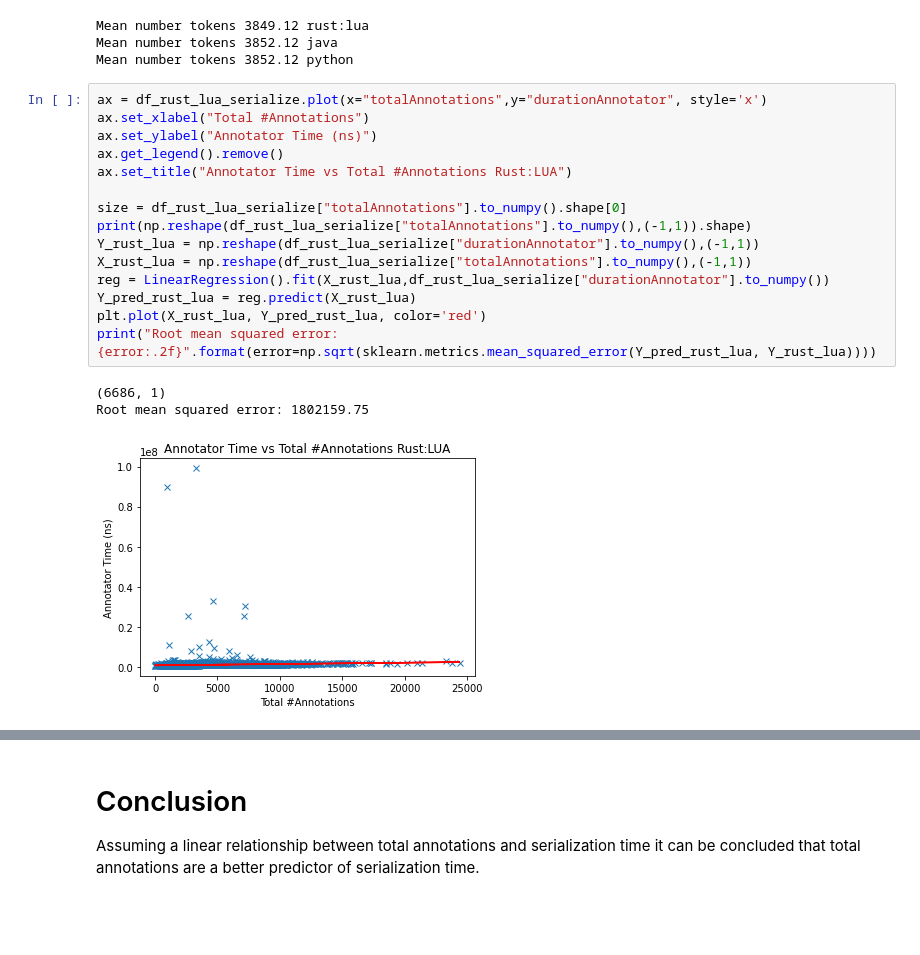
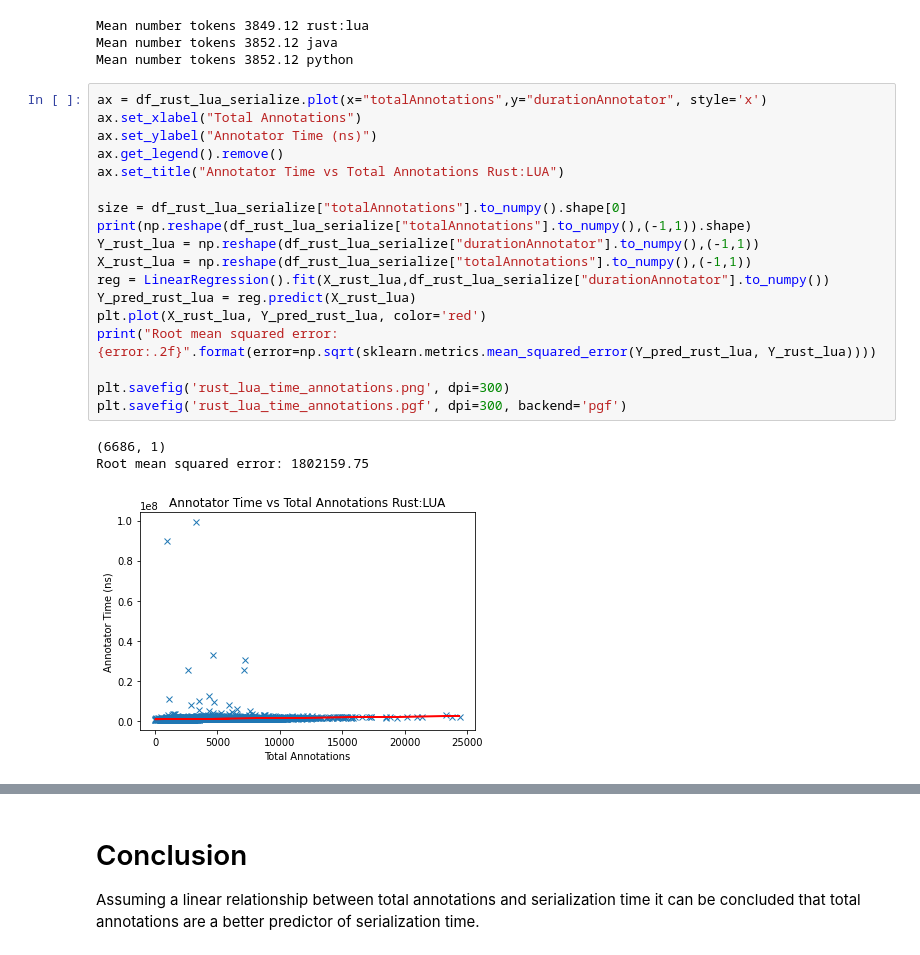
Before and after one commit to texttechnologylab/DockerUnifiedUIMAInterface, a Jupyter notebook: benchmark_containers/analysis.ipynb, the cells around one changed output, grey strips where cells are left out. Cells and saved outputs as stored; diff of their text form; blank space fills up the shorter version.

```diff
--- a/benchmark_containers/analysis.ipynb
+++ b/benchmark_containers/analysis.ipynb
@@ -251,22 +265,25 @@ Mean number tokens 3852.12 java
 Mean number tokens 3852.12 python
 # %%
 ax = df_rust_lua_serialize.plot(x="totalAnnotations",y="durationAnnotator", style='x')
-ax.set_xlabel("Total #Annotations")
+ax.set_xlabel("Total Annotations")
 ax.set_ylabel("Annotator Time (ns)")
 ax.get_legend().remove()
-ax.set_title("Annotator Time vs Total #Annotations Rust:LUA")
+ax.set_title("Annotator Time vs Total Annotations Rust:LUA")
 
 size = df_rust_lua_serialize["totalAnnotations"].to_numpy().shape[0]
 print(np.reshape(df_rust_lua_serialize["totalAnnotations"].to_numpy(),(-1,1)).shape)
 Y_rust_lua = np.reshape(df_rust_lua_serialize["durationAnnotator"].to_numpy(),(-1,1))
 X_rust_lua = np.reshape(df_rust_lua_serialize["totalAnnotations"].to_numpy(),(-1,1))
 reg = LinearRegression().fit(X_rust_lua,df_rust_lua_serialize["durationAnnotator"].to_numpy())
 Y_pred_rust_lua = reg.predict(X_rust_lua)
 plt.plot(X_rust_lua, Y_pred_rust_lua, color='red')
 print("Root mean squared error: {error:.2f}".format(error=np.sqrt(sklearn.metrics.mean_squared_error(Y_pred_rust_lua, Y_rust_lua))))
+
+plt.savefig('rust_lua_time_annotations.png', dpi=300)
+plt.savefig('rust_lua_time_annotations.pgf', dpi=300, backend='pgf')
 # %% [output]
 (6686, 1)
 Root mean squared error: 1802159.75
-[figure, old version]
+[figure, new version]
 # %%
 ax = df_java_token_serialize.plot(x="totalAnnotations",y="durationAnnotator", style='x')
```
Also changed, not shown: parts of 11 cells of this notebook, 2 other files.
